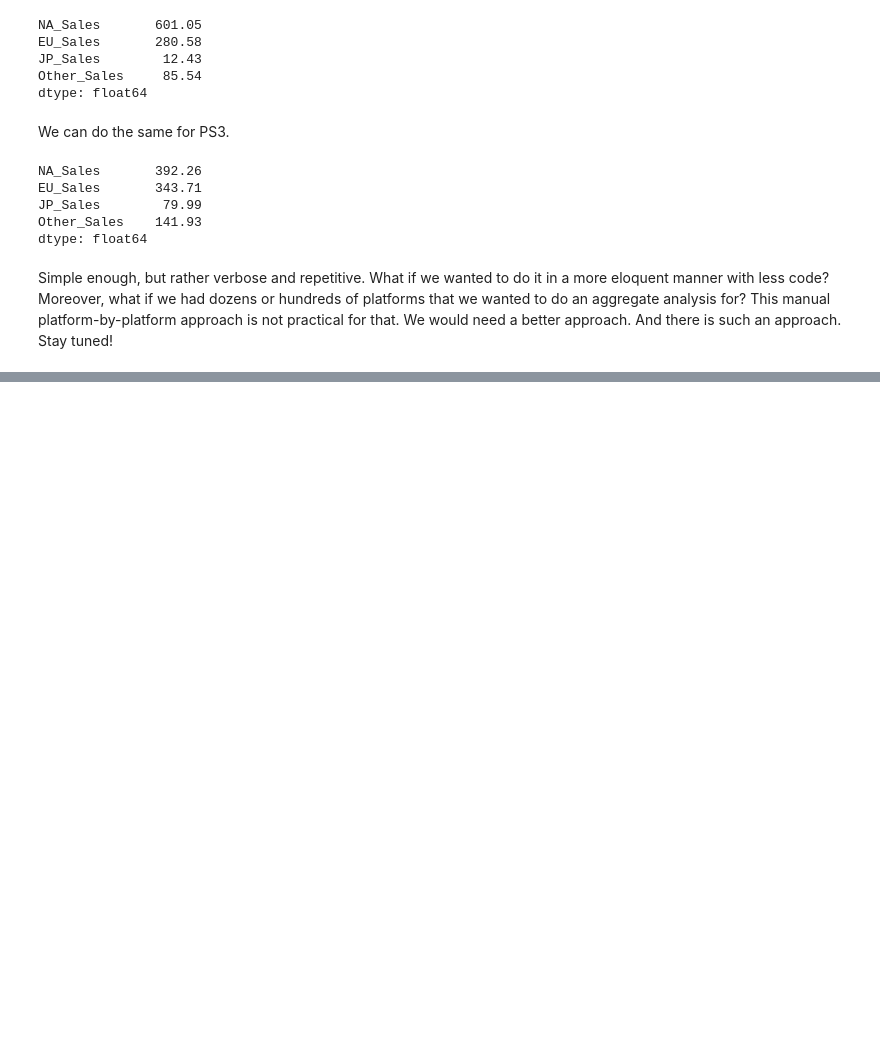
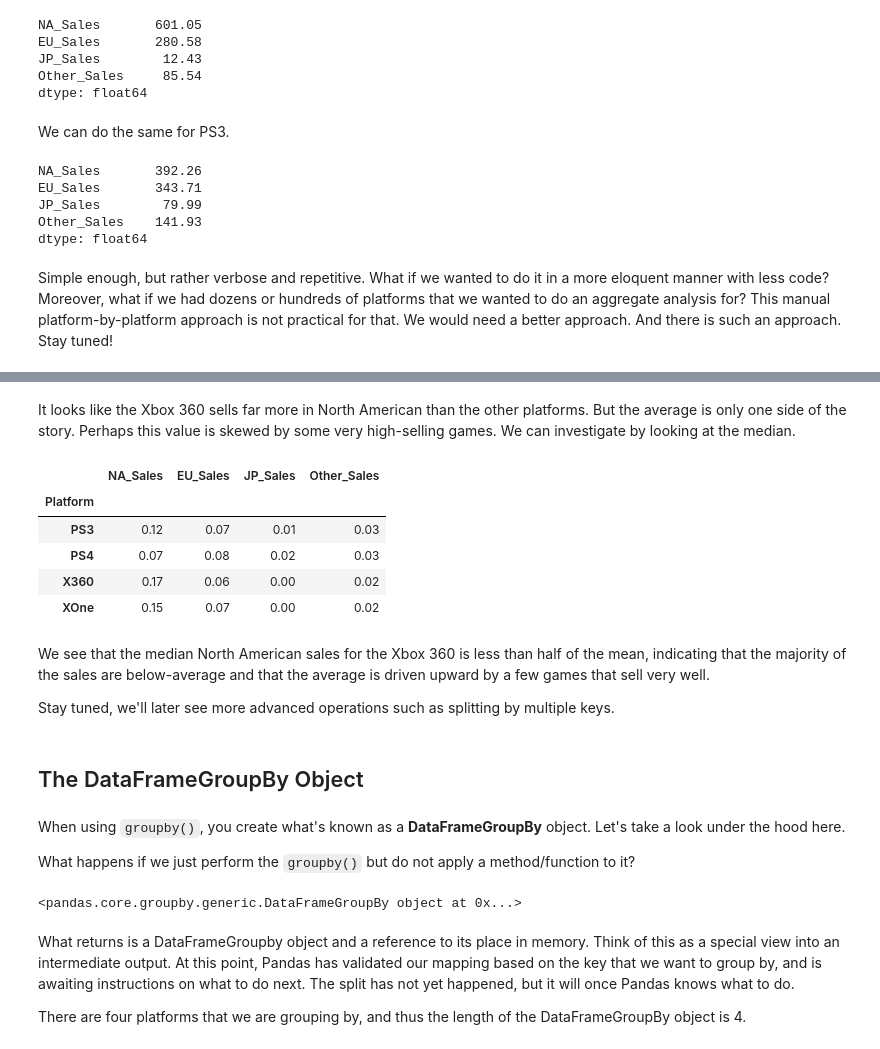
Before and after one commit to jgabunilas/pandas-bootcamp, a Jupyter notebook: Section8_GroupBy_and_Aggregates/Section8_GroupBy_and_Aggregates.ipynb, the cells around one changed output, grey strips where cells are left out. Drawn from its saved outputs; the diff is of its cells as text; code cells hidden in the pictures; blank space fills up the shorter version.

```diff
--- a/Section8_GroupBy_and_Aggregates/Section8_GroupBy_and_Aggregates.ipynb
+++ b/Section8_GroupBy_and_Aggregates/Section8_GroupBy_and_Aggregates.ipynb
@@ -206,0 +246,29 @@ Simple enough, but rather verbose and repetitive. What if we wanted to do it in
+# %% [markdown]
+It looks like the Xbox 360 sells far more in North American than the other platforms. But the average is only one side of the story. Perhaps this value is skewed by some very high-selling games. We can investigate by looking at the median.
+# %%
+sales.groupby("Platform").median()
+# %% [output]
+|  | NA_Sales | EU_Sales | JP_Sales | Other_Sales |
+| Platform |  |  |  |  |
+| PS3 | 0.12 | 0.07 | 0.01 | 0.03 |
+| PS4 | 0.07 | 0.08 | 0.02 | 0.03 |
+| X360 | 0.17 | 0.06 | 0.00 | 0.02 |
+| XOne | 0.15 | 0.07 | 0.00 | 0.02 |
+# %% [markdown]
+We see that the median North American sales for the Xbox 360 is less than half of the mean, indicating that the majority of the sales are below-average and that the average is driven upward by a few games that sell very well.
+
+Stay tuned, we'll later see more advanced operations such as splitting by multiple keys.
+# %% [markdown]
+## The DataFrameGroupBy Object
+# %% [markdown]
+When using `groupby()`, you create what's known as a **DataFrameGroupBy** object. Let's take a look under the hood here.
+
+What happens if we just perform the `groupby()` but do not apply a method/function to it?
+# %%
+sales.groupby("Platform")
+# %% [output]
+<pandas.core.groupby.generic.DataFrameGroupBy object at 0x...>
+# %% [markdown]
+What returns is a DataFrameGroupby object and a reference to its place in memory. Think of this as a special view into an intermediate output. At this point, Pandas has validated our mapping based on the key that we want to group by, and is awaiting instructions on what to do next. The split has not yet happened, but it will once Pandas knows what to do.
+
+There are four platforms that we are grouping by, and thus the length of the DataFrameGroupBy object is 4.
```
Also changed, not shown: parts of 10 cells of this notebook, 1 other file.
